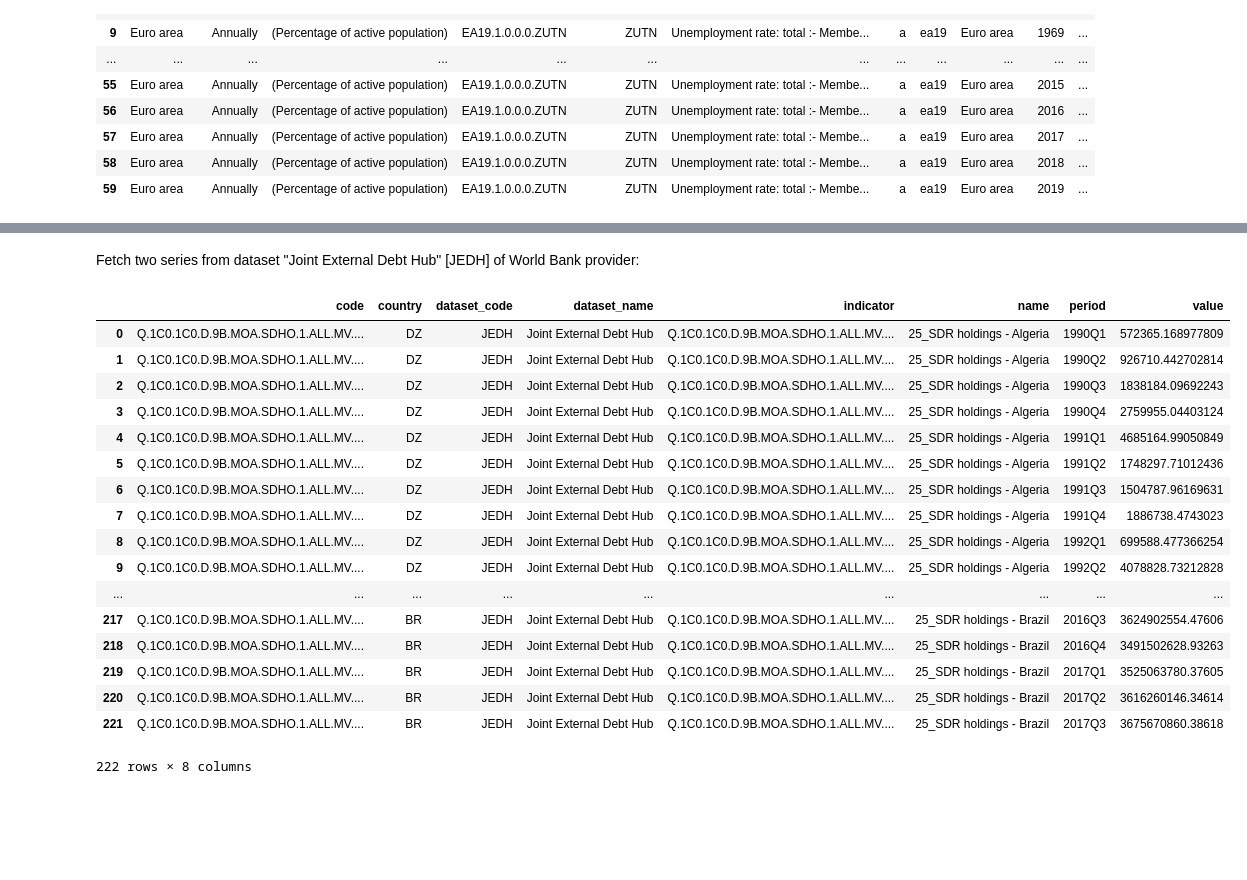
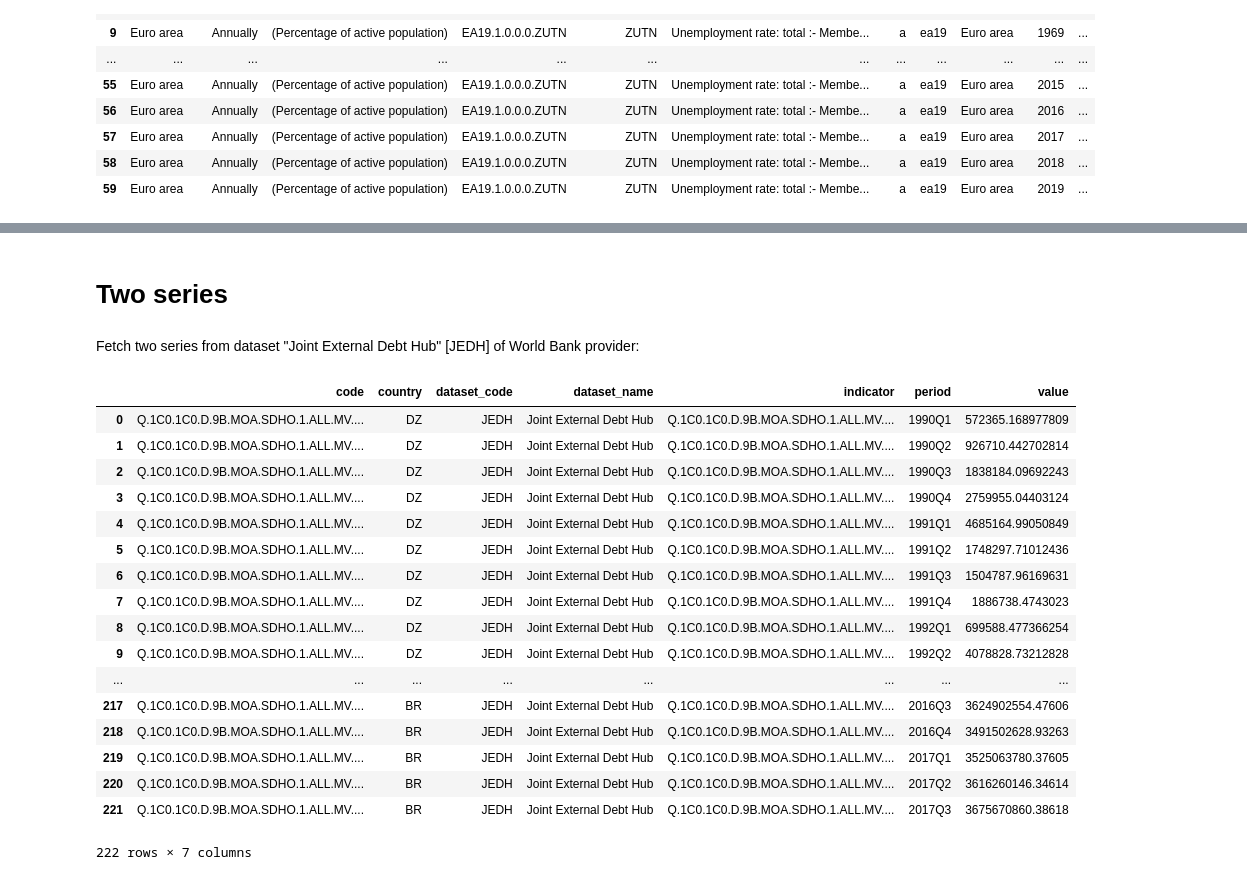
Before and after one commit to ceschi/dbnomics-python-client, a Jupyter notebook: index.ipynb, the cells around one changed output, grey strips where cells are left out. Cells and saved outputs as stored; diff of their text form; code cells hidden in the pictures; blank space fills up the shorter version.

```diff
--- a/index.ipynb
+++ b/index.ipynb
@@ -56,31 +74,33 @@ dataframe2
+# %% [markdown]
+# Two series
 # %% [markdown]
 Fetch two series from dataset "Joint External Debt Hub" [JEDH] of World Bank provider:
 # %%
-dataframe3 = fetch(
+two_series_df = fetch(
     provider_code='world-bank',
     dataset_code='JEDH',
     series_codes=[
         'Q.1C0.1C0.D.9B.MOA.SDHO.1.ALL.MV.SDR.IFI-DZ',
         'Q.1C0.1C0.D.9B.MOA.SDHO.1.ALL.MV.SDR.IFI-BR',
     ],
 )
-dataframe3
+two_series_df
 # %% [output]
-|  | code | country | dataset_code | dataset_name | indicator | name | period | value |
-| 0 | Q.1C0.1C0.D.9B.MOA.SDHO.1.ALL.MV.... | DZ | JEDH | Joint External Debt Hub | Q.1C0.1C0.D.9B.MOA.SDHO.1.ALL.MV.... | 25_SDR holdings - Algeria | 1990Q1 | 572365.168977809 |
-| 1 | Q.1C0.1C0.D.9B.MOA.SDHO.1.ALL.MV.... | DZ | JEDH | Joint External Debt Hub | Q.1C0.1C0.D.9B.MOA.SDHO.1.ALL.MV.... | 25_SDR holdings - Algeria | 1990Q2 | 926710.442702814 |
-| 2 | Q.1C0.1C0.D.9B.MOA.SDHO.1.ALL.MV.... | DZ | JEDH | Joint External Debt Hub | Q.1C0.1C0.D.9B.MOA.SDHO.1.ALL.MV.... | 25_SDR holdings - Algeria | 1990Q3 | 1838184.09692243 |
-| 3 | Q.1C0.1C0.D.9B.MOA.SDHO.1.ALL.MV.... | DZ | JEDH | Joint External Debt Hub | Q.1C0.1C0.D.9B.MOA.SDHO.1.ALL.MV.... | 25_SDR holdings - Algeria | 1990Q4 | 2759955.04403124 |
-| 4 | Q.1C0.1C0.D.9B.MOA.SDHO.1.ALL.MV.... | DZ | JEDH | Joint External Debt Hub | Q.1C0.1C0.D.9B.MOA.SDHO.1.ALL.MV.... | 25_SDR holdings - Algeria | 1991Q1 | 4685164.99050849 |
-| 5 | Q.1C0.1C0.D.9B.MOA.SDHO.1.ALL.MV.... | DZ | JEDH | Joint External Debt Hub | Q.1C0.1C0.D.9B.MOA.SDHO.1.ALL.MV.... | 25_SDR holdings - Algeria | 1991Q2 | 1748297.71012436 |
-| 6 | Q.1C0.1C0.D.9B.MOA.SDHO.1.ALL.MV.... | DZ | JEDH | Joint External Debt Hub | Q.1C0.1C0.D.9B.MOA.SDHO.1.ALL.MV.... | 25_SDR holdings - Algeria | 1991Q3 | 1504787.96169631 |
-| 7 | Q.1C0.1C0.D.9B.MOA.SDHO.1.ALL.MV.... | DZ | JEDH | Joint External Debt Hub | Q.1C0.1C0.D.9B.MOA.SDHO.1.ALL.MV.... | 25_SDR holdings - Algeria | 1991Q4 | 1886738.4743023 |
-| 8 | Q.1C0.1C0.D.9B.MOA.SDHO.1.ALL.MV.... | DZ | JEDH | Joint External Debt Hub | Q.1C0.1C0.D.9B.MOA.SDHO.1.ALL.MV.... | 25_SDR holdings - Algeria | 1992Q1 | 699588.477366254 |
-| 9 | Q.1C0.1C0.D.9B.MOA.SDHO.1.ALL.MV.... | DZ | JEDH | Joint External Debt Hub | Q.1C0.1C0.D.9B.MOA.SDHO.1.ALL.MV.... | 25_SDR holdings - Algeria | 1992Q2 | 4078828.73212828 |
-| ... | ... | ... | ... | ... | ... | ... | ... | ... |
-| 217 | Q.1C0.1C0.D.9B.MOA.SDHO.1.ALL.MV.... | BR | JEDH | Joint External Debt Hub | Q.1C0.1C0.D.9B.MOA.SDHO.1.ALL.MV.... | 25_SDR holdings - Brazil | 2016Q3 | 3624902554.47606 |
-| 218 | Q.1C0.1C0.D.9B.MOA.SDHO.1.ALL.MV.... | BR | JEDH | Joint External Debt Hub | Q.1C0.1C0.D.9B.MOA.SDHO.1.ALL.MV.... | 25_SDR holdings - Brazil | 2016Q4 | 3491502628.93263 |
-| 219 | Q.1C0.1C0.D.9B.MOA.SDHO.1.ALL.MV.... | BR | JEDH | Joint External Debt Hub | Q.1C0.1C0.D.9B.MOA.SDHO.1.ALL.MV.... | 25_SDR holdings - Brazil | 2017Q1 | 3525063780.37605 |
-| 220 | Q.1C0.1C0.D.9B.MOA.SDHO.1.ALL.MV.... | BR | JEDH | Joint External Debt Hub | Q.1C0.1C0.D.9B.MOA.SDHO.1.ALL.MV.... | 25_SDR holdings - Brazil | 2017Q2 | 3616260146.34614 |
-| 221 | Q.1C0.1C0.D.9B.MOA.SDHO.1.ALL.MV.... | BR | JEDH | Joint External Debt Hub | Q.1C0.1C0.D.9B.MOA.SDHO.1.ALL.MV.... | 25_SDR holdings - Brazil | 2017Q3 | 3675670860.38618 |
+|  | code | country | dataset_code | dataset_name | indicator | period | value |
+| 0 | Q.1C0.1C0.D.9B.MOA.SDHO.1.ALL.MV.... | DZ | JEDH | Joint External Debt Hub | Q.1C0.1C0.D.9B.MOA.SDHO.1.ALL.MV.... | 1990Q1 | 572365.168977809 |
+| 1 | Q.1C0.1C0.D.9B.MOA.SDHO.1.ALL.MV.... | DZ | JEDH | Joint External Debt Hub | Q.1C0.1C0.D.9B.MOA.SDHO.1.ALL.MV.... | 1990Q2 | 926710.442702814 |
+| 2 | Q.1C0.1C0.D.9B.MOA.SDHO.1.ALL.MV.... | DZ | JEDH | Joint External Debt Hub | Q.1C0.1C0.D.9B.MOA.SDHO.1.ALL.MV.... | 1990Q3 | 1838184.09692243 |
+| 3 | Q.1C0.1C0.D.9B.MOA.SDHO.1.ALL.MV.... | DZ | JEDH | Joint External Debt Hub | Q.1C0.1C0.D.9B.MOA.SDHO.1.ALL.MV.... | 1990Q4 | 2759955.04403124 |
+| 4 | Q.1C0.1C0.D.9B.MOA.SDHO.1.ALL.MV.... | DZ | JEDH | Joint External Debt Hub | Q.1C0.1C0.D.9B.MOA.SDHO.1.ALL.MV.... | 1991Q1 | 4685164.99050849 |
+| 5 | Q.1C0.1C0.D.9B.MOA.SDHO.1.ALL.MV.... | DZ | JEDH | Joint External Debt Hub | Q.1C0.1C0.D.9B.MOA.SDHO.1.ALL.MV.... | 1991Q2 | 1748297.71012436 |
+| 6 | Q.1C0.1C0.D.9B.MOA.SDHO.1.ALL.MV.... | DZ | JEDH | Joint External Debt Hub | Q.1C0.1C0.D.9B.MOA.SDHO.1.ALL.MV.... | 1991Q3 | 1504787.96169631 |
+| 7 | Q.1C0.1C0.D.9B.MOA.SDHO.1.ALL.MV.... | DZ | JEDH | Joint External Debt Hub | Q.1C0.1C0.D.9B.MOA.SDHO.1.ALL.MV.... | 1991Q4 | 1886738.4743023 |
+| 8 | Q.1C0.1C0.D.9B.MOA.SDHO.1.ALL.MV.... | DZ | JEDH | Joint External Debt Hub | Q.1C0.1C0.D.9B.MOA.SDHO.1.ALL.MV.... | 1992Q1 | 699588.477366254 |
+| 9 | Q.1C0.1C0.D.9B.MOA.SDHO.1.ALL.MV.... | DZ | JEDH | Joint External Debt Hub | Q.1C0.1C0.D.9B.MOA.SDHO.1.ALL.MV.... | 1992Q2 | 4078828.73212828 |
+| ... | ... | ... | ... | ... | ... | ... | ... |
+| 217 | Q.1C0.1C0.D.9B.MOA.SDHO.1.ALL.MV.... | BR | JEDH | Joint External Debt Hub | Q.1C0.1C0.D.9B.MOA.SDHO.1.ALL.MV.... | 2016Q3 | 3624902554.47606 |
+| 218 | Q.1C0.1C0.D.9B.MOA.SDHO.1.ALL.MV.... | BR | JEDH | Joint External Debt Hub | Q.1C0.1C0.D.9B.MOA.SDHO.1.ALL.MV.... | 2016Q4 | 3491502628.93263 |
+| 219 | Q.1C0.1C0.D.9B.MOA.SDHO.1.ALL.MV.... | BR | JEDH | Joint External Debt Hub | Q.1C0.1C0.D.9B.MOA.SDHO.1.ALL.MV.... | 2017Q1 | 3525063780.37605 |
+| 220 | Q.1C0.1C0.D.9B.MOA.SDHO.1.ALL.MV.... | BR | JEDH | Joint External Debt Hub | Q.1C0.1C0.D.9B.MOA.SDHO.1.ALL.MV.... | 2017Q2 | 3616260146.34614 |
+| 221 | Q.1C0.1C0.D.9B.MOA.SDHO.1.ALL.MV.... | BR | JEDH | Joint External Debt Hub | Q.1C0.1C0.D.9B.MOA.SDHO.1.ALL.MV.... | 2017Q3 | 3675670860.38618 |
-222 rows × 8 columns
+222 rows × 7 columns
```
Also changed, not shown: parts of 14 cells of this notebook.
